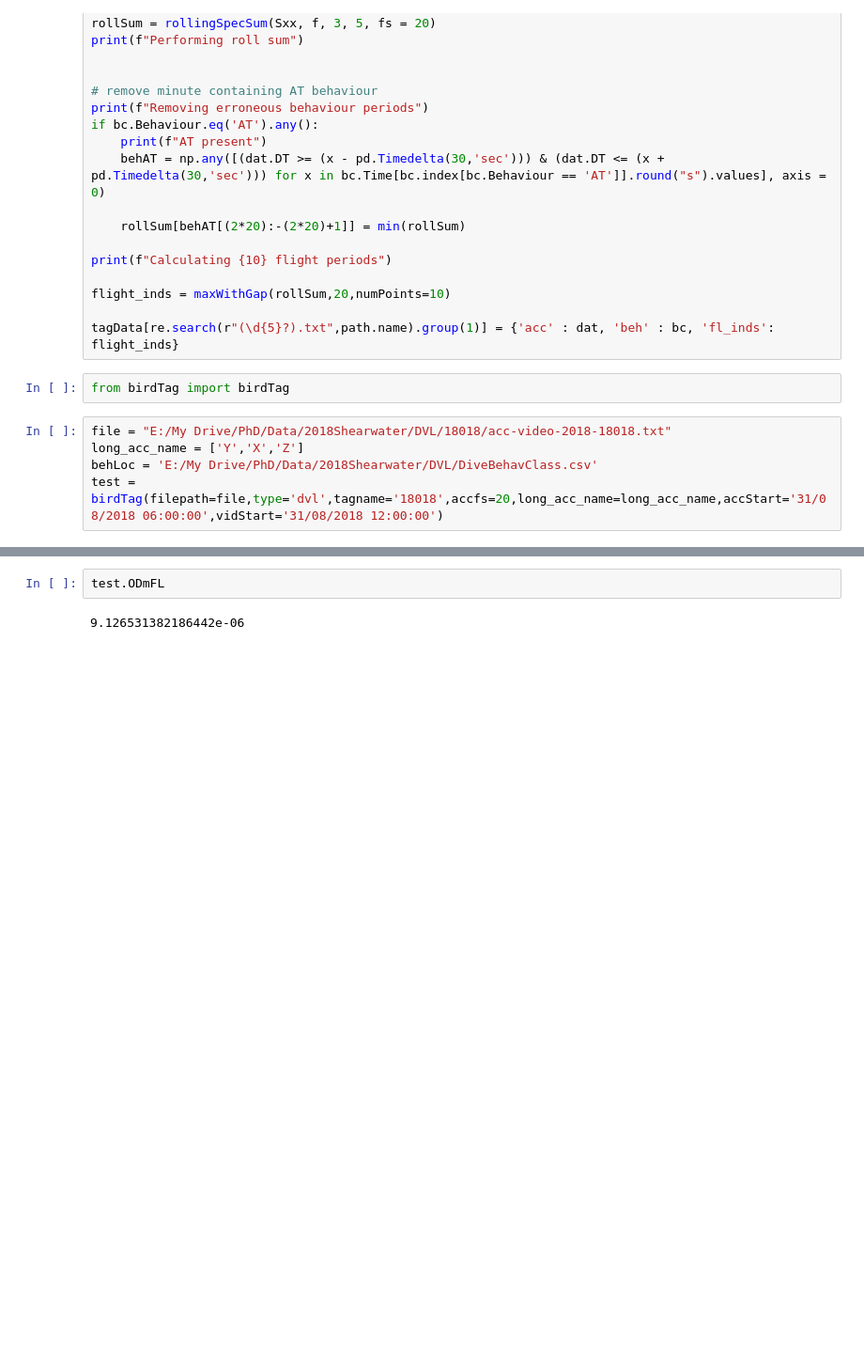
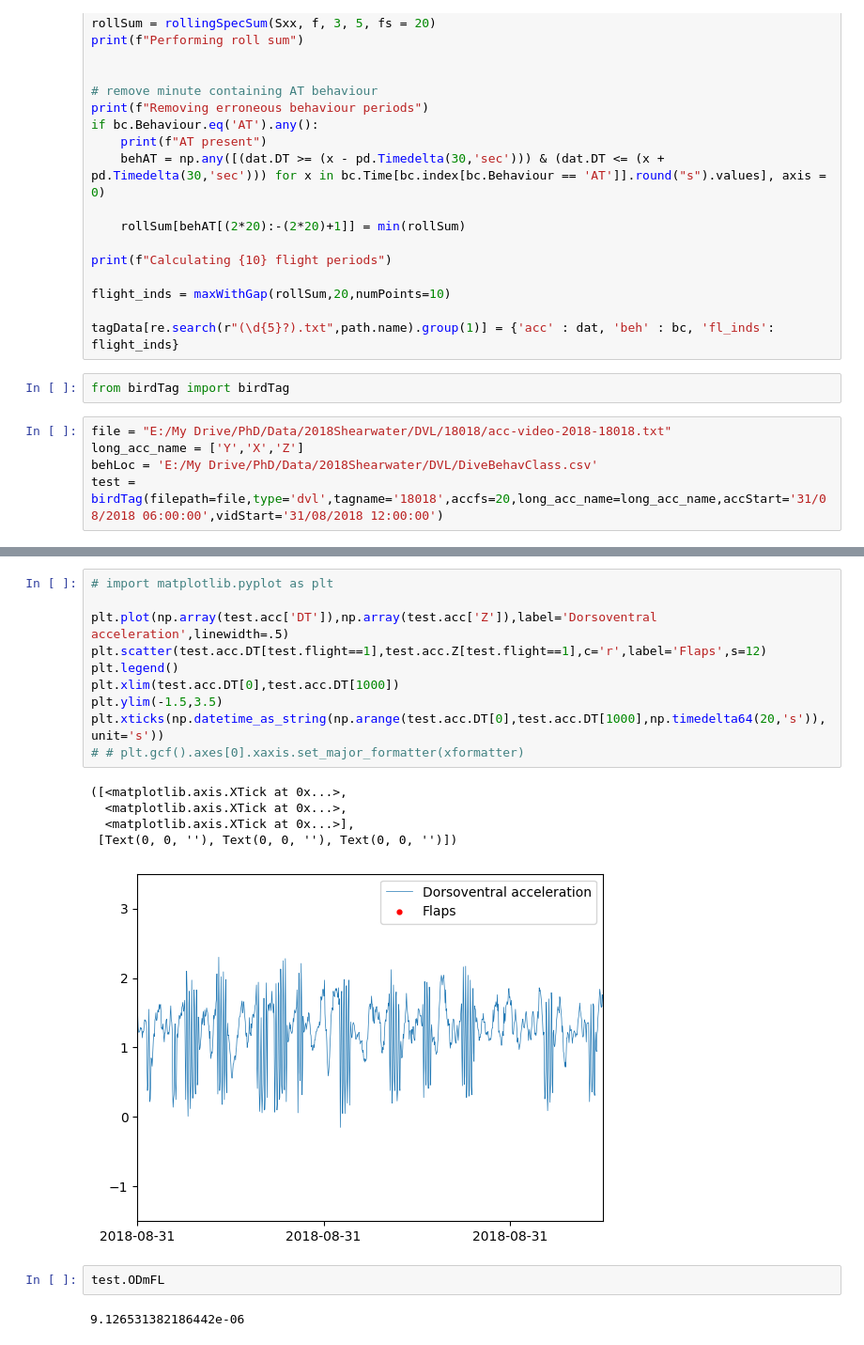
Before and after one commit to takujinonda/BiPAnalysisCodeShare, a Jupyter notebook: forage_detect/DVLexplanation.ipynb, the cells around one changed output, grey strips where cells are left out. Shown at 94% size. Cells and saved outputs as stored; diff of their text form; blank space fills up the shorter version.

```diff
--- a/forage_detect/DVLexplanation.ipynb
+++ b/forage_detect/DVLexplanation.ipynb
@@ -473,3 +501,19 @@ np.sum(test.flight)
+# %%
+# import matplotlib.pyplot as plt
+
+plt.plot(np.array(test.acc['DT']),np.array(test.acc['Z']),label='Dorsoventral acceleration',linewidth=.5)
+plt.scatter(test.acc.DT[test.flight==1],test.acc.Z[test.flight==1],c='r',label='Flaps',s=12)
+plt.legend()
+plt.xlim(test.acc.DT[0],test.acc.DT[1000])
+plt.ylim(-1.5,3.5)
+plt.xticks(np.datetime_as_string(np.arange(test.acc.DT[0],test.acc.DT[1000],np.timedelta64(20,'s')),unit='s'))
+# # plt.gcf().axes[0].xaxis.set_major_formatter(xformatter)
+# %% [output]
+([<matplotlib.axis.XTick at 0x...>,
+  <matplotlib.axis.XTick at 0x...>,
+  <matplotlib.axis.XTick at 0x...>],
+ [Text(0, 0, ''), Text(0, 0, ''), Text(0, 0, '')])
+[figure, added]
 # %%
 test.ODmFL
 # %% [output]
```
Also changed, not shown: parts of 4 cells of this notebook, 2 other files.
